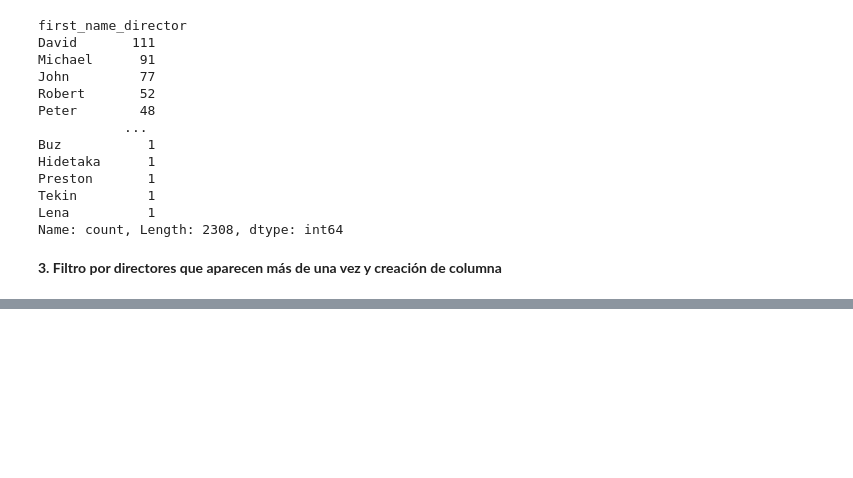
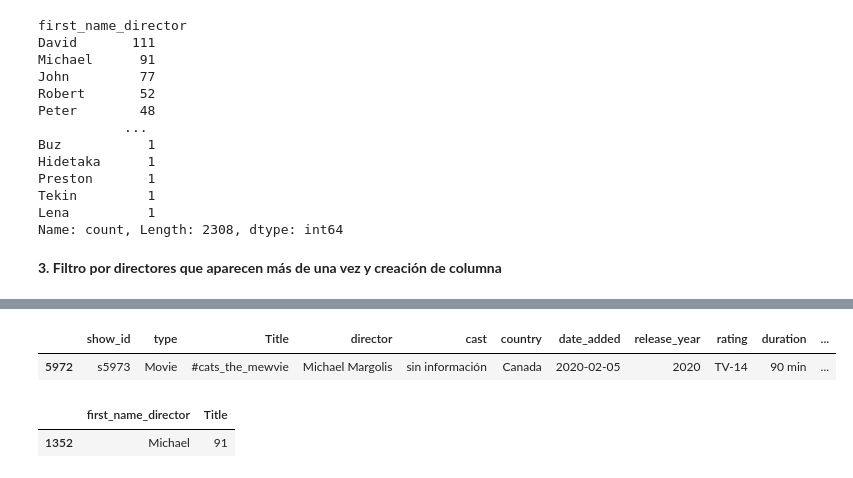
Before and after one commit to Gabijc/Laboratorio_Limpieza_Python, a Jupyter notebook: laboratorio-modulo2-leccion07-limpieza.ipynb, the cells around one changed output, grey strips where cells are left out. Saved outputs shown, nothing was run; the diff lists cells and outputs as text; code cells hidden in the pictures; blank space fills up the shorter version.

```diff
--- a/laboratorio-modulo2-leccion07-limpieza.ipynb
+++ b/laboratorio-modulo2-leccion07-limpieza.ipynb
@@ -588,5 +588,3 @@ Lena          1
 Name: count, Length: 2308, dtype: int64
 # %% [markdown]
 **3. Filtro por directores que aparecen más de una vez y creación de columna**
-# %%
-netflix_final["recurrent_director"] = netflix_final["first_name_director"].apply(cuenta_directores)
@@ -600 +591,17 @@ netflix_final.sample()
+# %%
+# Creamos una función que aplicamos al dataframe original en la que me devolverá yes si el nombre del director aparece más de una vez. Para ello, utilizamos la variable
+# que hemos creado anteriormente para contar el número de veces que aparace cada nombre. Inicialmente, si se encuentra con un valor nulo, decimos que devuelva también un valor
+# nulo. SIno, que devuelva Yes cuanndo la cuenta de la entrada es mayor que uno, y en el resto de casos que devuelva No.
+netflix_final["recurrent_director"] = netflix_final.apply(lambda x: np.nan if pd.isnull(x["first_name_director"]) else "Yes" if cuenta_directores[x["first_name_director"]] > 1 else "No", axis=1)
+netflix_final.sample(1)
+# %% [output]
+|  | show_id | type | Title | director | cast | country | date_added | release_year | rating | duration | ... |
+| 5972 | s5973 | Movie | #cats_the_mewvie | Michael Margolis | sin información | Canada | 2020-02-05 | 2020 | TV-14 | 90 min | ... |
+# %%
+# Comprobamos que es correcto cogiendo el nombre del director y filtrando la variable que me realiza la cuenta de veces q aparece el director por el nombre del director
+# del sample realizado.
+cuenta_director[cuenta_director["first_name_director"] == "Michael"]
+# %% [output]
+|  | first_name_director | Title |
+| 1352 | Michael | 91 |
 # %%
```
Also changed, not shown: parts of 11 cells of this notebook, 1 other file.
